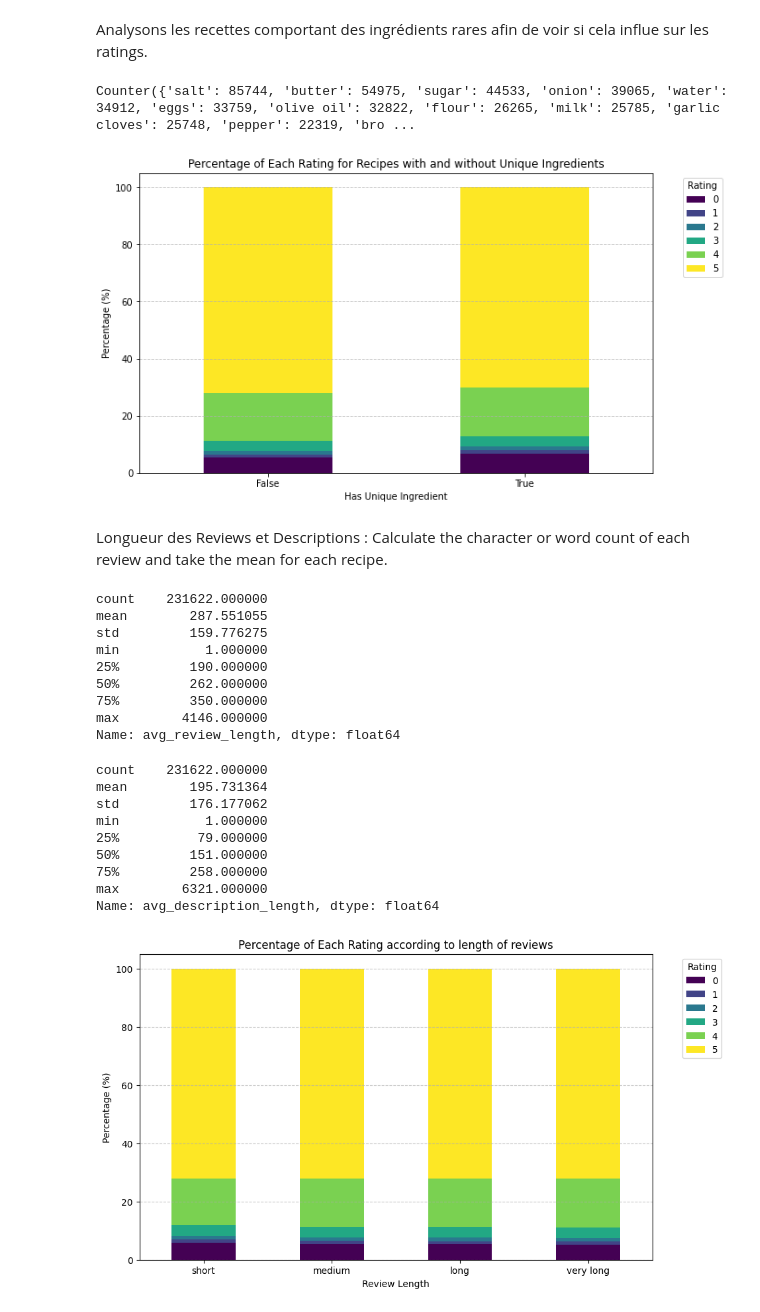
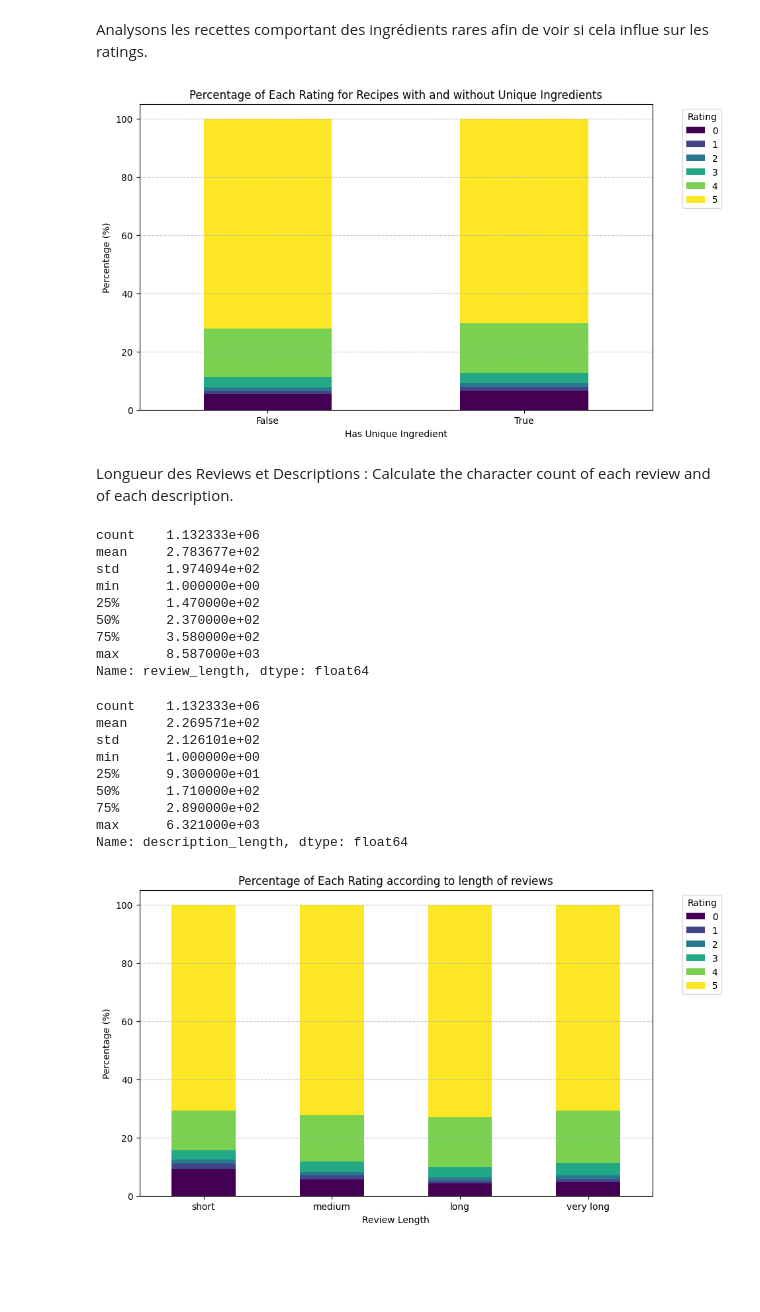
Before and after one commit to romainDonne22/cookproject, a Jupyter notebook: rating_recipe_correlation_analysis.ipynb, the cells around one changed output. Drawn from its saved outputs; the diff is of its cells as text; code cells hidden in the pictures; blank space fills up the shorter version.

Commit message:
final correlation analysis - prep for clustering and ml

```diff
--- a/rating_recipe_merge.ipynb
+++ b/rating_recipe_correlation_analysis.ipynb
@@ -1015,3 +1015,13 @@ dtype: int64
 # %%
 # Nous ne gardons que les colonnes utiles à l'analyse et non rébérbative
 user_analysis.drop(['name', 'id','nutrition','steps', 'saturated fat (%)'], axis=1, inplace=True)
+# %%
+# List of ID columns to convert
+id_columns = ['recipe_id', 'user_id', 'contributor_id','year', 'month', 'day']  # Replace with your actual ID column names
+
+# Convert each ID column to a categorical type
+for col in id_columns:
+    user_analysis[col] = user_analysis[col].astype('category')
+
+# Verify the changes
+print(user_analysis[id_columns].dtypes)
@@ -1185,8 +1255,6 @@ for item in l_ingredient:
         list_ingredient.append(i)
 
 element_counts = Counter(list_ingredient)
-# %% [output]
-Counter({'salt': 85744, 'butter': 54975, 'sugar': 44533, 'onion': 39065, 'water': 34912, 'eggs': 33759, 'olive oil': 32822, 'flour': 26265, 'milk': 25785, 'garlic cloves': 25748, 'pepper': 22319, 'bro ...
 # %%
 # Définissons un sueil de rareté et stockons les ingrédients rares dans un set (plus rapide qu'une liste)
 rare_ingredients = set([ingredient for ingredient, count in element_counts.items() if count == 1])
@@ -1217,50 +1285,50 @@ plt.xticks(rotation=0)
 plt.grid(axis='y', linestyle='--', alpha=0.7)
 plt.show()
 # %% [output]
-[figure, old version]
+[figure, new version]
 # %% [markdown]
-Longueur des Reviews et Descriptions : Calculate the character or word count of each review and take the mean for each recipe.
+Longueur des Reviews et Descriptions : Calculate the character count of each review and of each description.
 # %%
-user_analysis['avg_review_length'] = user_analysis.groupby('recipe_id')['review'].apply(lambda x: x.str.len().mean())
-user_analysis['avg_description_length'] = user_analysis.groupby('recipe_id')['description'].apply(lambda x: x.str.len().mean())
+user_analysis['review_length'] = user_analysis['review'].apply(lambda x: len(x) if pd.notnull(x) else 0)
+user_analysis['description_length'] = user_analysis['description'].apply(lambda x: len(x) if pd.notnull(x) else 0)
 # %%
-user_analysis['avg_review_length'].describe()
+user_analysis['review_length'].describe()
 # %% [output]
-count    231622.000000
-mean        287.551055
-std         159.776275
-min           1.000000
-25%         190.000000
-50%         262.000000
-75%         350.000000
-max        4146.000000
-Name: avg_review_length, dtype: float64
+count    1.132333e+06
+mean     2.783677e+02
+std      1.974094e+02
+min      1.000000e+00
+25%      1.470000e+02
+50%      2.370000e+02
+75%      3.580000e+02
+max      8.587000e+03
+Name: review_length, dtype: float64
 # %%
-user_analysis['avg_description_length'].describe()
+user_analysis['description_length'].describe()
 # %% [output]
-count    231622.000000
-mean        195.731364
-std         176.177062
-min           1.000000
-25%          79.000000
-50%         151.000000
-75%         258.000000
-max        6321.000000
-Name: avg_description_length, dtype: float64
+count    1.132333e+06
+mean     2.269571e+02
+std      2.126101e+02
+min      1.000000e+00
+25%      9.300000e+01
+50%      1.710000e+02
+75%      2.890000e+02
+max      6.321000e+03
+Name: description_length, dtype: float64
 # %%
-user_analysis['review_length'] = pd.cut(user_analysis['avg_review_length'], bins=[0, 90, 300, 600, float('inf')], labels=['short', 'medium', 'long', 'very long'])
-user_analysis['description_length'] = pd.cut(user_analysis['avg_description_length'], bins=[0, 40, 200, 400, float('inf')], labels=['short', 'medium', 'long', 'very long'])
+user_analysis['review_quality'] = pd.cut(user_analysis['review_length'], bins=[0, 100, 200, 400, float('inf')], labels=['short', 'medium', 'long', 'very long'])
+user_analysis['description_quality'] = pd.cut(user_analysis['description_length'], bins=[0, 80, 200, 400, float('inf')], labels=['short', 'medium', 'long', 'very long'])
 # %%
-rating_review_length = pd.crosstab(user_analysis['review_length'], user_analysis['rating'], normalize='index') * 100
+rating_review_length = pd.crosstab(user_analysis['review_quality'], user_analysis['rating'], normalize='index') * 100
 
 # Plot a stacked bar chart
 rating_review_length.plot(kind='bar', stacked=True, figsize=(10, 6), colormap='viridis')
 plt.title('Percentage of Each Rating according to length of reviews')
 plt.xlabel('Review Length')
 plt.ylabel('Percentage (%)')
 plt.legend(title='Rating', bbox_to_anchor=(1.05, 1), loc='upper left')
 plt.xticks(rotation=0)
 plt.grid(axis='y', linestyle='--', alpha=0.7)
 plt.show()
 # %% [output]
-[figure, old version]
+[figure, new version]
```
Also changed, not shown: parts of 31 cells of this notebook, 1 other file.
